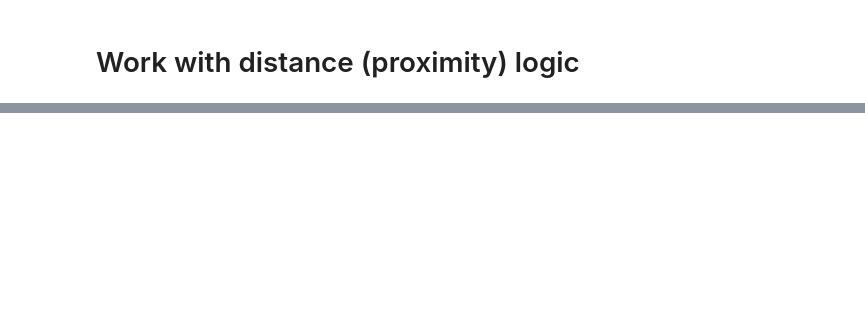
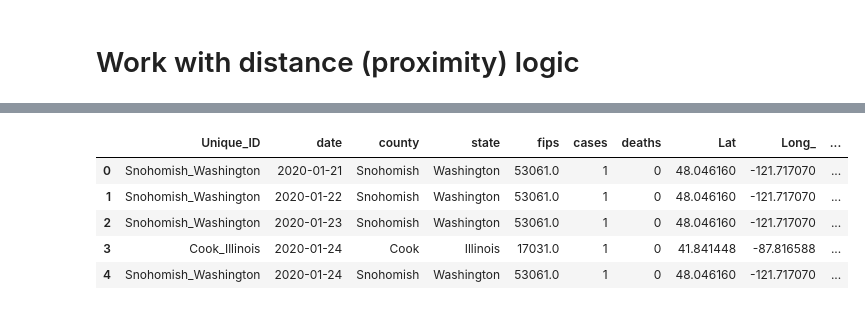
Before and after one commit to sbs87/MIT_COVID19, a Jupyter notebook: covid19_TestingData.ipynb, the cells around one changed output, grey strips where cells are left out. Saved outputs shown, nothing was run; the diff lists cells and outputs as text; code cells hidden in the pictures; blank space fills up the shorter version.

Commit message:
merged file

```diff
--- a/covid19_TestingData.ipynb
+++ b/covid19_TestingData.ipynb
@@ -249,0 +292,5 @@ out.to_csv('data_cleaned/US_County_Population_Cleaned.csv')
+# %%
+DF1_4 = pd.merge(DF1,DF4,'left',left_on='fips',right_on='FIPS')
+DF1_4 = DF1_4.drop(['FIPS'],axis=1)
+DF1_4['Unique_ID'] = ['_'.join([v['county'],v['state']]) for i,v in DF1_4.iterrows()]
+DF1_4 = DF1_4[['Unique_ID','date', 'county', 'state', 'fips', 'cases', 'deaths', 'Lat', 'Long_']]
@@ -249,0 +306,21 @@ out.to_csv('data_cleaned/US_County_Population_Cleaned.csv')
+# %%
+DF2['State'] = [v['HRR'].split(', ')[1].strip() for i,v in DF2.iterrows()]
+
+state_map_use = dict(zip(state_mapping.state_code,state_mapping.State1))
+
+DF2.State = DF2.State.map(state_map_use)
+# %%
+DF2['Unique_ID'] = ['_'.join([v['HRR'].split(',')[0],v['State']]) for i,v in DF2.iterrows()]
+
+DF2.drop(['HRR','State'],axis=1,inplace=True)
+# %%
+DF1_4_2 = pd.merge(DF1_4,DF2,'left',on='Unique_ID')
+# %%
+DF1_4_2.head()
+# %% [output]
+|  | Unique_ID | date | county | state | fips | cases | deaths | Lat | Long_ | ... |
+| 0 | Snohomish_Washington | 2020-01-21 | Snohomish | Washington | 53061.0 | 1 | 0 | 48.046160 | -121.717070 | ... |
+| 1 | Snohomish_Washington | 2020-01-22 | Snohomish | Washington | 53061.0 | 1 | 0 | 48.046160 | -121.717070 | ... |
+| 2 | Snohomish_Washington | 2020-01-23 | Snohomish | Washington | 53061.0 | 1 | 0 | 48.046160 | -121.717070 | ... |
+| 3 | Cook_Illinois | 2020-01-24 | Cook | Illinois | 17031.0 | 1 | 0 | 41.841448 | -87.816588 | ... |
+| 4 | Snohomish_Washington | 2020-01-24 | Snohomish | Washington | 53061.0 | 1 | 0 | 48.046160 | -121.717070 | ... |
```
Also changed, not shown: parts of 40 cells of this notebook, 5 other files.
